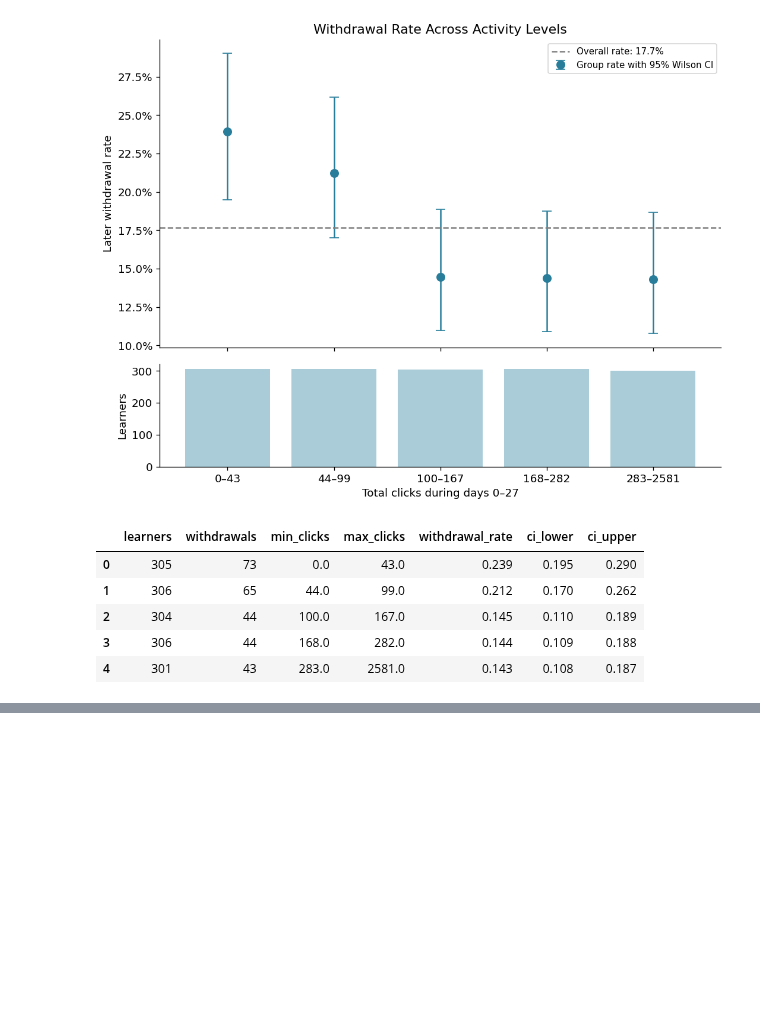
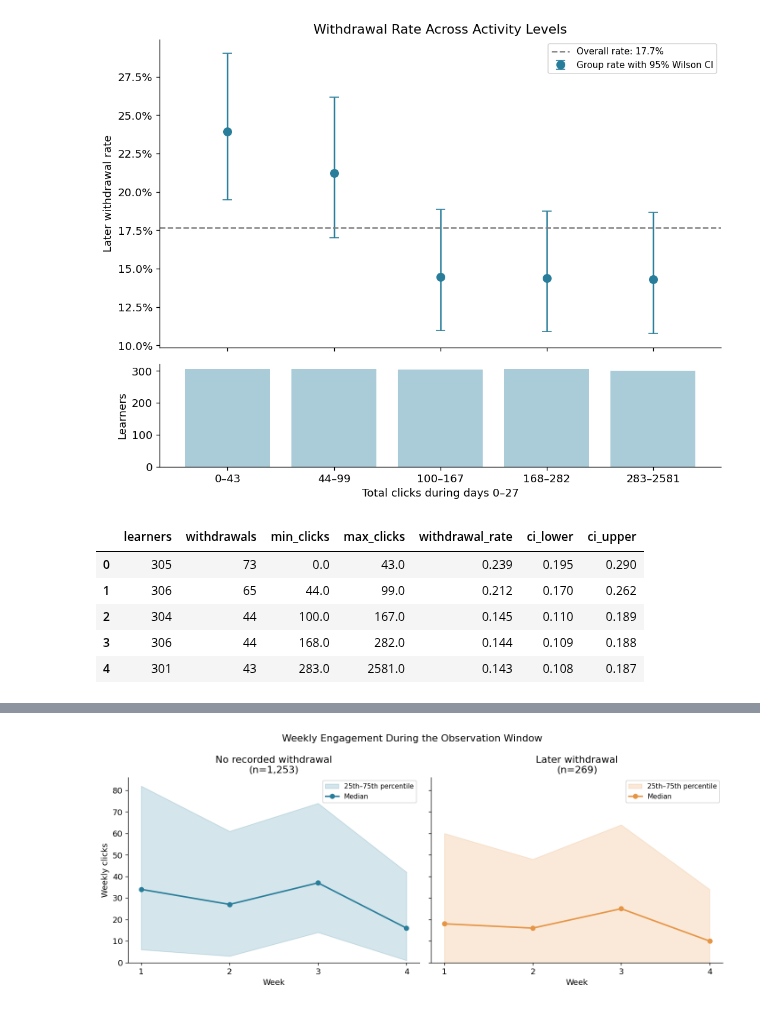
Before and after one commit to Junghwan0516/early-learning-support, a Jupyter notebook: Untitled25.ipynb, the cells around one changed output, grey strips where cells are left out. Drawn from its saved outputs; the diff is of its cells as text; code cells hidden in the pictures; blank space fills up the shorter version.

```diff
--- a/Untitled25.ipynb
+++ b/Untitled25.ipynb
@@ -305,0 +411,85 @@ display(activity_summary.drop(columns="activity_bin").round(3))
+# %%
+weekly_columns = [
+    "clicks_w1",
+    "clicks_w2",
+    "clicks_w3",
+    "clicks_w4",
+]
+
+weeks = np.arange(1, 5)
+
+groups = [
+    (0, "No recorded withdrawal", "#287D9B"),
+    (1, "Later withdrawal", "#E69545"),
+]
+
+fig, axes = plt.subplots(
+    1, 2,
+    figsize=(12, 5),
+    sharex=True,
+    sharey=True,
+)
+
+weekly_tables = []
+
+for ax, (target, label, color) in zip(axes, groups):
+    subset = train.loc[
+        train["target"].eq(target),
+        weekly_columns,
+    ]
+
+    median = subset.median().to_numpy()
+    q25 = subset.quantile(0.25).to_numpy()
+    q75 = subset.quantile(0.75).to_numpy()
+
+    ax.fill_between(
+        weeks,
+        q25,
+        q75,
+        color=color,
+        alpha=0.2,
+        label="25th–75th percentile",
+    )
+
+    ax.plot(
+        weeks,
+        median,
+        marker="o",
+        linewidth=2,
+        color=color,
+        label="Median",
+    )
+
+    ax.set_title(f"{label}\n(n={len(subset):,})")
+    ax.set_xlabel("Week")
+    ax.set_xticks(weeks)
+    ax.set_ylim(bottom=0)
+    ax.legend(fontsize=9)
+
+    weekly_tables.append(pd.DataFrame({
+        "outcome": label,
+        "week": weeks,
+        "median_clicks": median,
+        "q25_clicks": q25,
+        "q75_clicks": q75,
+    }))
+
+axes[0].set_ylabel("Weekly clicks")
+fig.suptitle("Weekly Engagement During the Observation Window")
+
+plt.tight_layout()
+fig.savefig(
+    output_dir / "03_weekly_engagement.png",
+    dpi=200,
+    bbox_inches="tight",
+)
+plt.show()
+
+weekly_summary = pd.concat(
+    weekly_tables,
+    ignore_index=True,
+)
+
+display(weekly_summary)
+# %% [output]
+[figure, added]
```
Also changed, not shown: parts of 3 cells of this notebook.
